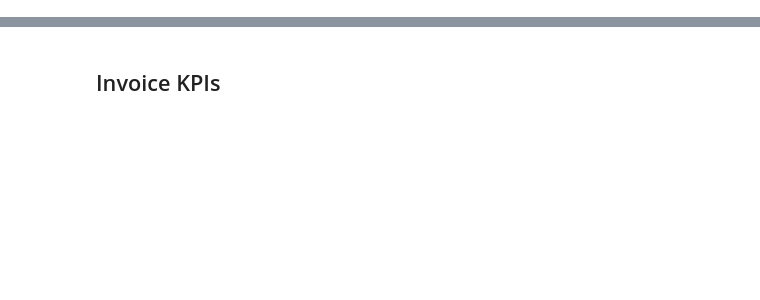
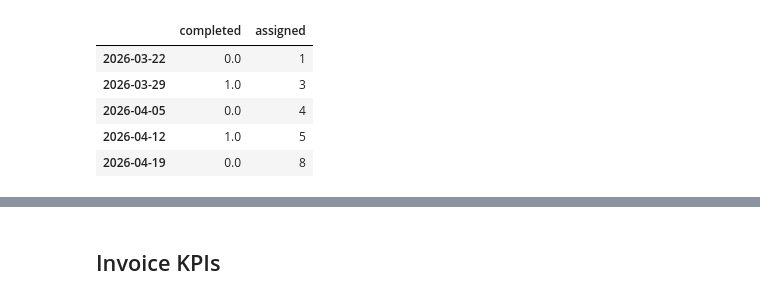
Before and after one commit to Coding-Temple-Tech-Residency/TR42-Vendor, a Jupyter notebook: sample-data/main_dashboard_kpis.ipynb, the cells around one changed output, grey strips where cells are left out. Drawn from its saved outputs; the diff is of its cells as text; code cells hidden in the pictures; blank space fills up the shorter version.

```diff
--- a/sample-data/main_dashboard_kpis.ipynb
+++ b/sample-data/main_dashboard_kpis.ipynb
@@ -60,0 +75,3 @@ unassigned_work_orders(test_vendor)
+# %%
+completed = completed_work_orders_30_days(test_vendor)
+completed
@@ -60,0 +83,12 @@ unassigned_work_orders(test_vendor)
+# %%
+def assigned_work_orders_30_days(vendor_id):
+    query = """
+    select * from work_orders
+    where assigned_vendor = %(vendor_id)s
+    and current_status != 'COMPLETED'
+    and assigned_at > NOW() - interval '30 days'
+    """
+    df = pd.read_sql(query, con=conn, params={"vendor_id": vendor_id})
+    df['assigned_week'] = df['assigned_at'].dt.to_period('W').apply(lambda r: r.end_time).dt.date
+    assigned_by_week = df.groupby('assigned_week')['work_order_id'].count()
+    return assigned_by_week
@@ -60,0 +116,9 @@ unassigned_work_orders(test_vendor)
+# %%
+df_diff
+# %% [output]
+|  | completed | assigned |
+| 2026-03-22 | 0.0 | 1 |
+| 2026-03-29 | 1.0 | 3 |
+| 2026-04-05 | 0.0 | 4 |
+| 2026-04-12 | 1.0 | 5 |
+| 2026-04-19 | 0.0 | 8 |
```
Also changed, not shown: parts of 17 cells of this notebook, 29 other files.
